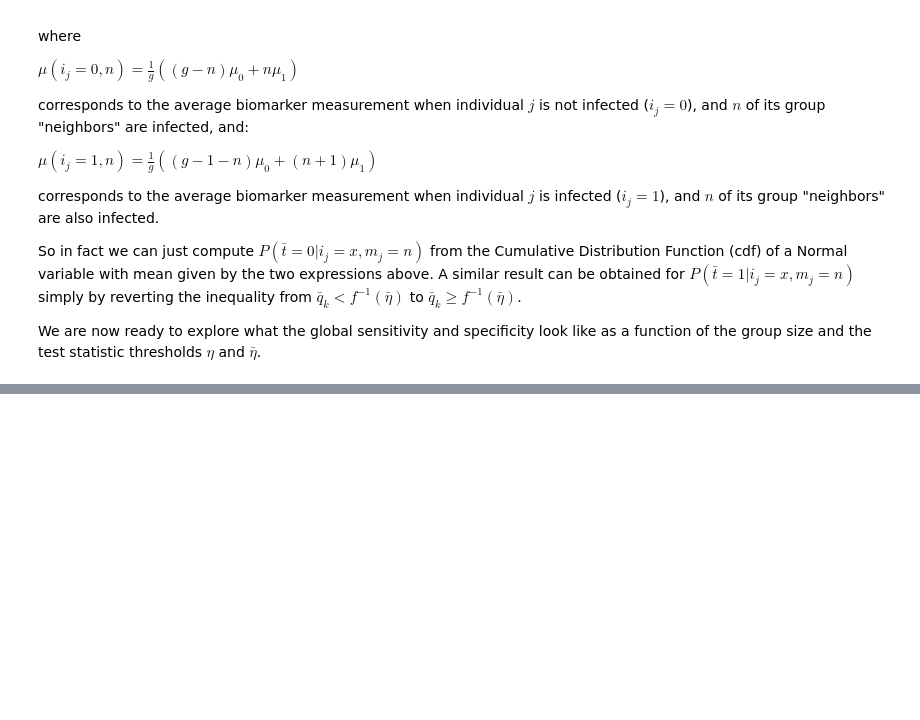
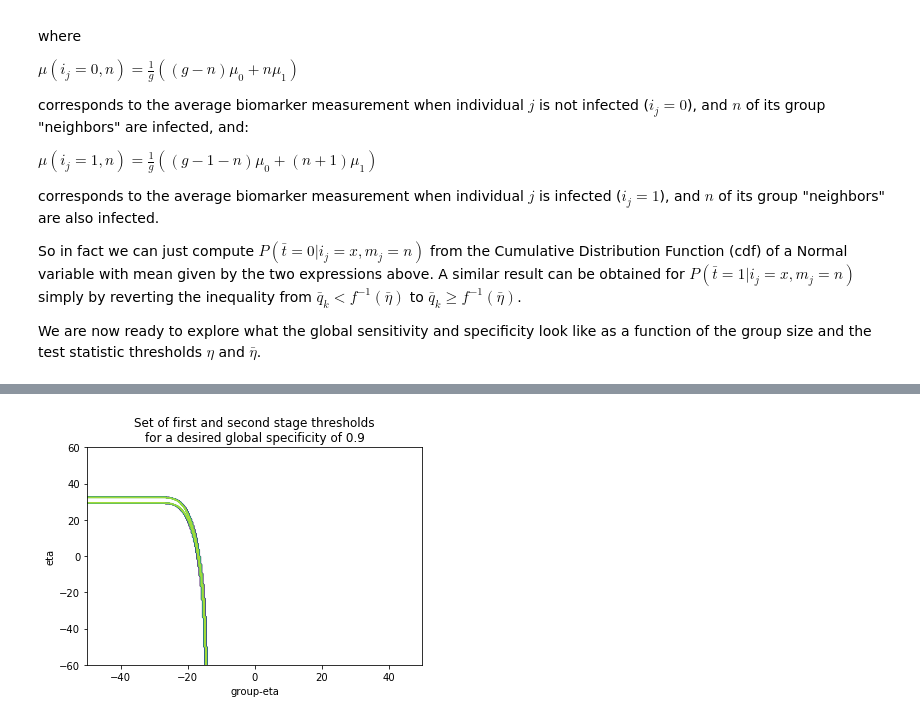
Before and after one commit to atibaup/group-testing, a Jupyter notebook: notebooks/1_group_testing_with_uncertainty.ipynb, the cells around one changed output, grey strips where cells are left out. Cells and saved outputs as stored; diff of their text form; code cells hidden in the pictures; blank space fills up the shorter version.

```diff
--- a/notebooks/1_group_testing_with_uncertainty-v2.ipynb
+++ b/notebooks/1_group_testing_with_uncertainty.ipynb
@@ -533,0 +520,15 @@ plt.show()
+# %%
+specificity_level = 0.95
+tolerance = 0.01
+threshold_set = np.where((specificities >= specificity_level) & (specificities < specificity_level + tolerance))
+z = np.zeros(specificities.shape)
+z[threshold_set] = 1
+
+ax = plt.gca()
+ax.contour(group_eta_choices, eta_choices, z)
+plt.title(f'Set of first and second stage thresholds\nfor a desired global specificity of {specificity_level:.1f}')
+ax.set_xlabel('group-eta')
+ax.set_ylabel('eta')
+_ = plt.show()
+# %% [output]
+[figure, added]
```
Also changed, not shown: parts of 12 cells of this notebook, 20 other files.
